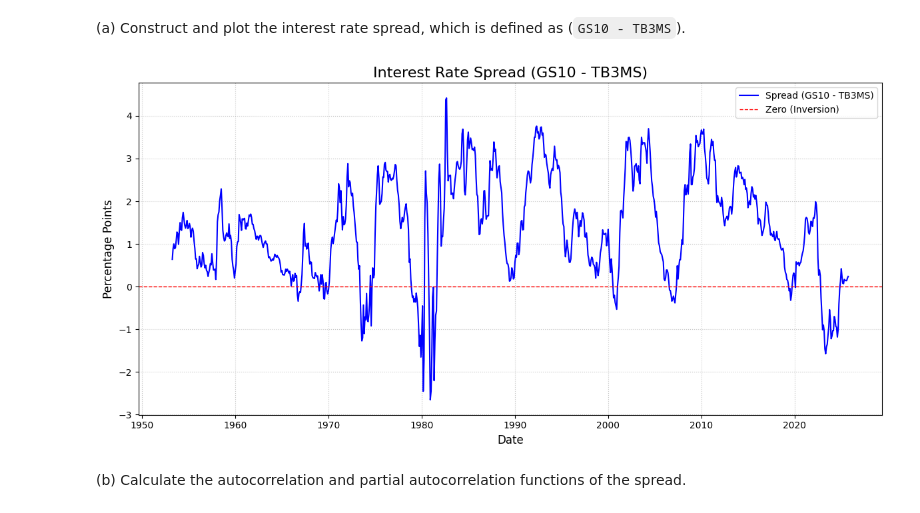
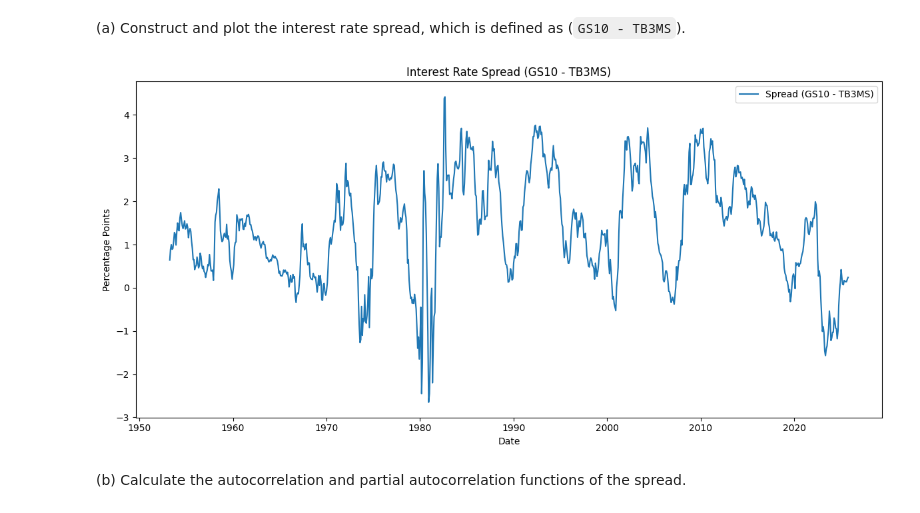
Before and after one commit to liamti5/The-Idiosyncratic-Alpha-of-Zurich-Housing, a Jupyter notebook: notebooks/PS1_liamtessendorf.ipynb, the cells around one changed output. Saved outputs shown, nothing was run; the diff lists cells and outputs as text; code cells hidden in the pictures.

```diff
--- a/notebooks/PS1_liamtessendorf.ipynb
+++ b/notebooks/PS1_liamtessendorf.ipynb
@@ -146,8 +161,16 @@ Conclusion: The process is STATIONARY because all roots are inside the unit circ
 # %% [markdown]
 ## 3.
 # %%
-df_gs10 = pd.read_csv(config.EXTERNAL_DATA_DIR / "GS10.csv", parse_dates=["observation_date"], index_col="observation_date")
-df_tb3ms = pd.read_csv(config.EXTERNAL_DATA_DIR / "TB3MS.csv", parse_dates=["observation_date"], index_col="observation_date").sort_values("observation_date")
+df_gs10 = pd.read_csv(
+    config.EXTERNAL_DATA_DIR / "GS10.csv",
+    parse_dates=["observation_date"],
+    index_col="observation_date",
+)
+df_tb3ms = pd.read_csv(
+    config.EXTERNAL_DATA_DIR / "TB3MS.csv",
+    parse_dates=["observation_date"],
+    index_col="observation_date",
+).sort_values("observation_date")
 # %% [markdown]
 (a) Construct and plot the interest rate spread, which is defined as (`GS10 - TB3MS`).
 # %%
@@ -156,20 +179,15 @@ df = pd.merge(df_gs10, df_tb3ms, on="observation_date", how="inner")
 df["spread"] = df["GS10"] - df["TB3MS"]
 # %%
 plt.figure(figsize=(12, 6))
-plt.plot(df.index, df['spread'], label='Spread (GS10 - TB3MS)', color='blue', linewidth=1.5)
-
-plt.axhline(0, color='red', linestyle='--', linewidth=1.0, label='Zero (Inversion)')
-
-plt.title('Interest Rate Spread (GS10 - TB3MS)', fontsize=16)
-plt.xlabel('Date', fontsize=12)
-plt.ylabel('Percentage Points', fontsize=12)
+plt.plot(df.index, df["spread"], label="Spread (GS10 - TB3MS)")
+plt.title("Interest Rate Spread (GS10 - TB3MS)")
+plt.xlabel("Date")
+plt.ylabel("Percentage Points")
 plt.legend()
-plt.grid(True, linestyle=':', alpha=0.7)
-
 plt.tight_layout()
 plt.show()
 # %% [output]
-[figure, old version]
+[figure, new version]
 # %% [markdown]
 (b) Calculate the autocorrelation and partial autocorrelation functions of the spread.
 # %%
```
Also changed, not shown: parts of 18 cells of this notebook.
